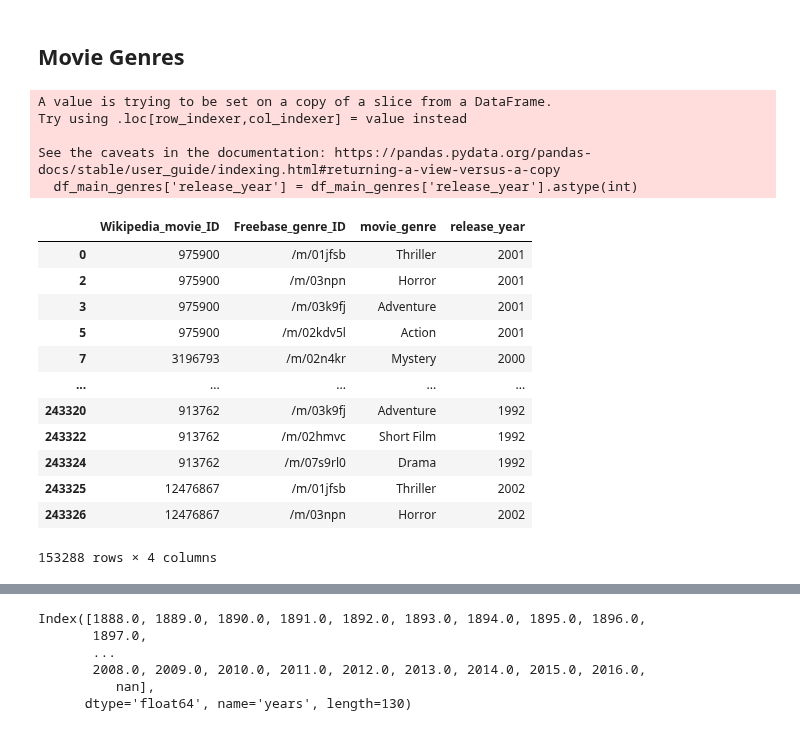
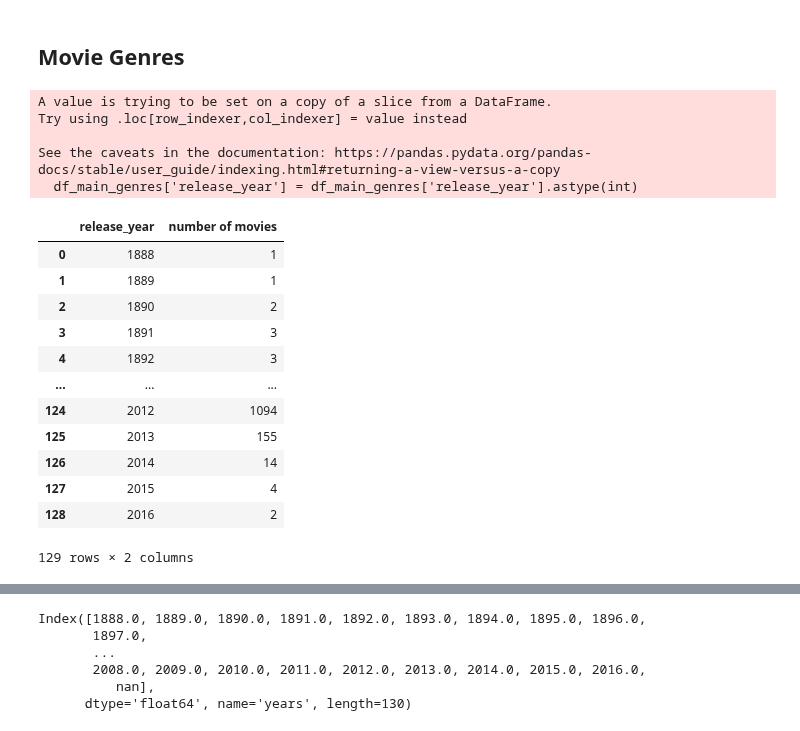
Before and after one commit to epfl-ada/ada-2023-project-thepiratesofthestreet, a Jupyter notebook: Handling and visualizing.ipynb, the cells around one changed output, grey strips where cells are left out. Saved outputs shown, nothing was run; the diff lists cells and outputs as text; code cells hidden in the pictures.

Commit message:
handling update and genres distribution image

```diff
--- a/Handling and visualizing.ipynb
+++ b/Handling and visualizing.ipynb
@@ -43,31 +57,43 @@ display(df_genres[df_genres["movie_genre"]=='Science fiction'])
 df_genres_wo_Nan = df_genres.dropna(axis=0)
 # %%
 #Keeping only the n more represented genres
-n=20
-main_genres = df_genres_wo_Nan.groupby("movie_genre").count().sort_values("Wikipedia_movie_ID",ascending=False).reset_index()
-main_genres = main_genres["movie_genre"].values[:n]
+n=40
+main_genres_name = df_genres_wo_Nan.groupby("movie_genre").count().sort_values("Wikipedia_movie_ID",ascending=False).reset_index()["movie_genre"].values[:n].tolist()
+main_genres_number = df_genres_wo_Nan.groupby("movie_genre").count().sort_values("Wikipedia_movie_ID",ascending=False).reset_index()["Wikipedia_movie_ID"].values[:n].tolist()
 
-df_main_genres = df_genres_wo_Nan.loc[df_genres_wo_Nan["movie_genre"].isin(main_genres)]
+df_main_genres = df_genres_wo_Nan.loc[df_genres_wo_Nan["movie_genre"].isin(main_genres_name)]
 df_main_genres['release_year'] = df_main_genres['release_year'].astype(int)
+
 #propotion of movies regarding the total number of movies released during the year
-year_releases = df_genres_wo_Nan.groupby("release_year")["Wikipedia_movie_ID"].count().to_frame().reset_index().rename(columns={"Wikipedia_movie_ID":"number of movies"})
-display(df_main_genres)
+
+#Df with the number of movies released per year
+year_releases = df_genres_wo_Nan.drop_duplicates("Wikipedia_movie_ID").groupby("release_year")["Wikipedia_movie_ID"].count().to_frame().reset_index().rename(columns={"Wikipedia_movie_ID":"number of movies"})
+sum_year_releases = year_releases["number of movies"].sum()
+
+main_genres_year_releases = df_main_genres.drop_duplicates("Wikipedia_movie_ID").groupby("release_year")["Wikipedia_movie_ID"].count().to_frame().reset_index().rename(columns={"Wikipedia_movie_ID":"number of movies"})
+main_genres_releases=main_genres_year_releases["number of movies"].sum()
+main_genres_releases_ratio = main_genres_releases/sum_year_releases
+display(main_genres_year_releases)
+
+fictional_year_releases = df_fictional.groupby("release_year")["Wikipedia_movie_ID"].count().to_frame().reset_index().rename(columns={"Wikipedia_movie_ID":"number of movies"})
+fictional_releases = fictional_year_releases["number of movies"].agg('sum')
+fictional_ratio = fictional_releases/sum_year_releases
 # %% [output]
 A value is trying to be set on a copy of a slice from a DataFrame.
 Try using .loc[row_indexer,col_indexer] = value instead
 
 See the caveats in the documentation: https://pandas.pydata.org/pandas-docs/stable/user_guide/indexing.html#returning-a-view-versus-a-copy
   df_main_genres['release_year'] = df_main_genres['release_year'].astype(int)
-|  | Wikipedia_movie_ID | Freebase_genre_ID | movie_genre | release_year |
-| 0 | 975900 | /m/01jfsb | Thriller | 2001 |
-| 2 | 975900 | /m/03npn | Horror | 2001 |
-| 3 | 975900 | /m/03k9fj | Adventure | 2001 |
-| 5 | 975900 | /m/02kdv5l | Action | 2001 |
-| 7 | 3196793 | /m/02n4kr | Mystery | 2000 |
-| ... | ... | ... | ... | ... |
-| 243320 | 913762 | /m/03k9fj | Adventure | 1992 |
-| 243322 | 913762 | /m/02hmvc | Short Film | 1992 |
-| 243324 | 913762 | /m/07s9rl0 | Drama | 1992 |
-| 243325 | 12476867 | /m/01jfsb | Thriller | 2002 |
-| 243326 | 12476867 | /m/03npn | Horror | 2002 |
+|  | release_year | number of movies |
+| 0 | 1888 | 1 |
+| 1 | 1889 | 1 |
+| 2 | 1890 | 2 |
+| 3 | 1891 | 3 |
+| 4 | 1892 | 3 |
+| ... | ... | ... |
+| 124 | 2012 | 1094 |
+| 125 | 2013 | 155 |
+| 126 | 2014 | 14 |
+| 127 | 2015 | 4 |
+| 128 | 2016 | 2 |
-153288 rows × 4 columns
+129 rows × 2 columns
```
Also changed, not shown: parts of 16 cells of this notebook, 1 other file.
